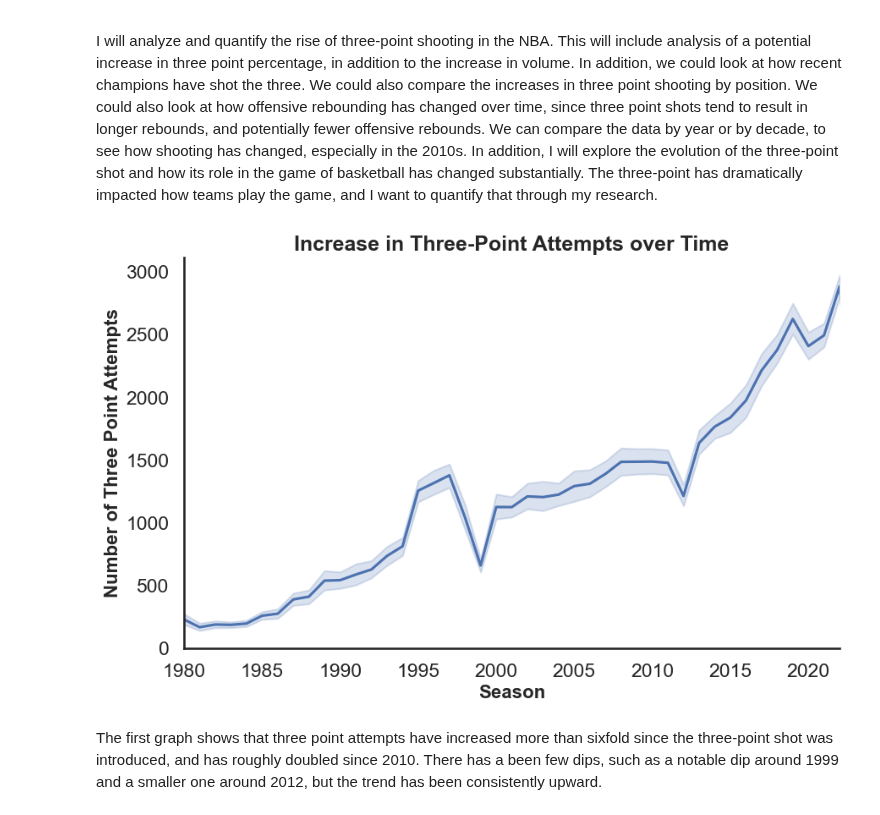
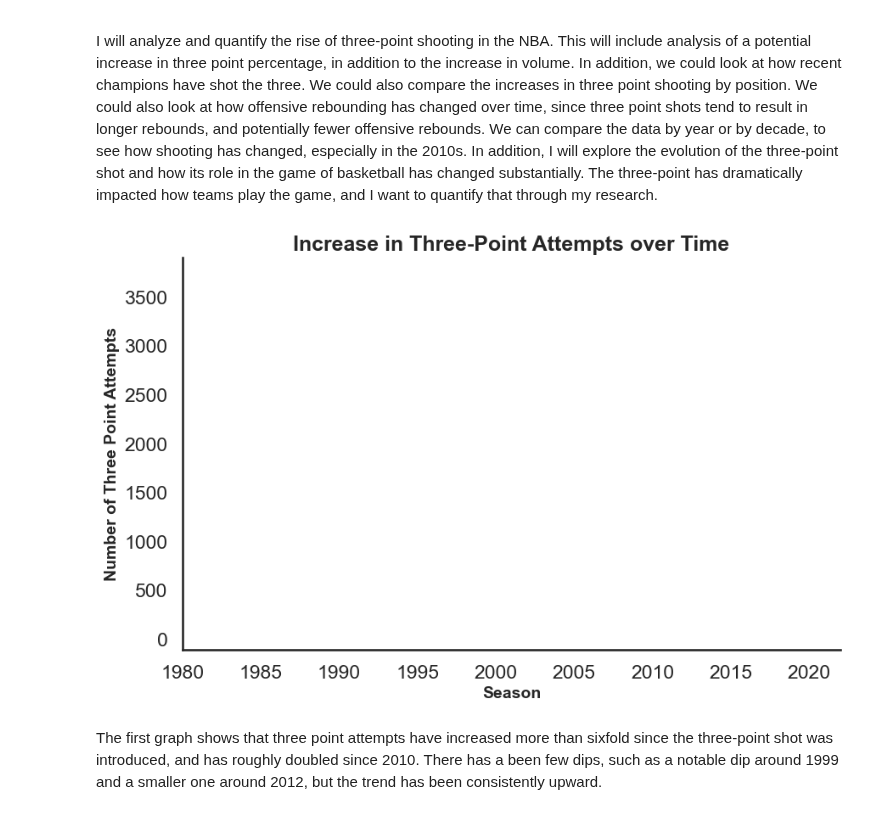
Before and after one commit to ubco-W2022T2-data301/project-group-group-23, a Jupyter notebook: analysis/analysis2.ipynb, the cells around one changed output. Saved outputs shown, nothing was run; the diff lists cells and outputs as text; code cells hidden in the pictures.

```diff
--- a/analysis/analysis2.ipynb
+++ b/analysis/analysis2.ipynb
@@ -18,21 +109,25 @@ plt.rc("axes.spines", top=False, right=False)
 # %%
-df = pd.read_csv("../data/processed/team_totals_cleaned.csv", index_col=[0])
+df = pd.read_csv('../data/processed/team_totals_cleaned.csv')
 df_pergame = pd.read_csv("../data/processed/player_per_game_cleaned.csv")
 # %%
-#Set plot size
+# Set plot size
 plt.figure(figsize=(10,6))
+
 # Create line plot
 graph1 = sns.lineplot(x=df.index, y=df["three_point_attempts"])
-# Set title and axis labels
+
+# Set plot title and axis labels
 plt.title("Increase in Three-Point Attempts over Time", fontsize=18, fontweight='bold')
-plt.xlabel("Season", fontsize=16, fontweight='bold')
-plt.ylabel("Number of Three Point Attempts", fontsize=16, fontweight='bold')
-#Set x axis limits
+plt.xlabel("Season", fontsize=14, fontweight='bold')
+plt.ylabel("Number of Three Point Attempts", fontsize=14, fontweight='bold')
+
+# Set x-axis limits
 graph1.set_xlim(1980, 2022)
+
 # Show plot
 plt.show()
 # %% [output]
-[figure, old version]
+[figure, new version]
 # %% [markdown]
 The first graph shows that three point attempts have increased more than sixfold since the three-point shot was introduced, and has roughly doubled since 2010. There has a been few dips, such as a notable dip around 1999 and  a smaller one around 2012, but the trend has been consistently upward.
 # %%
```
Also changed, not shown: parts of 3 cells of this notebook, 4 other files.
